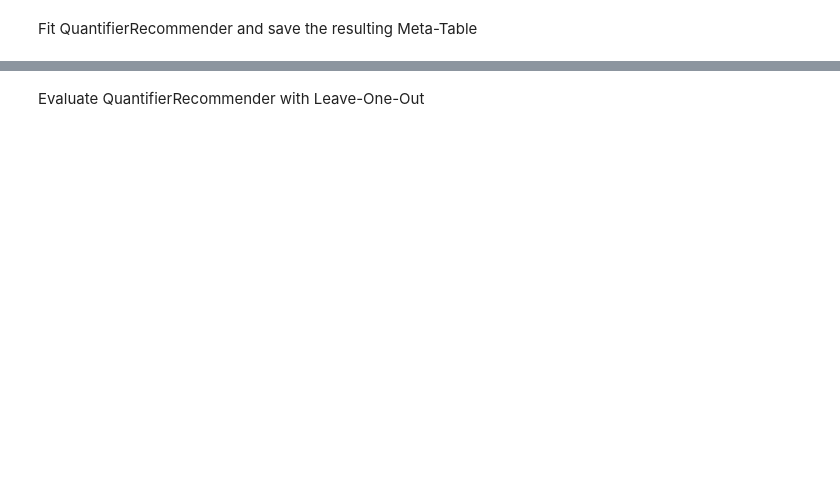
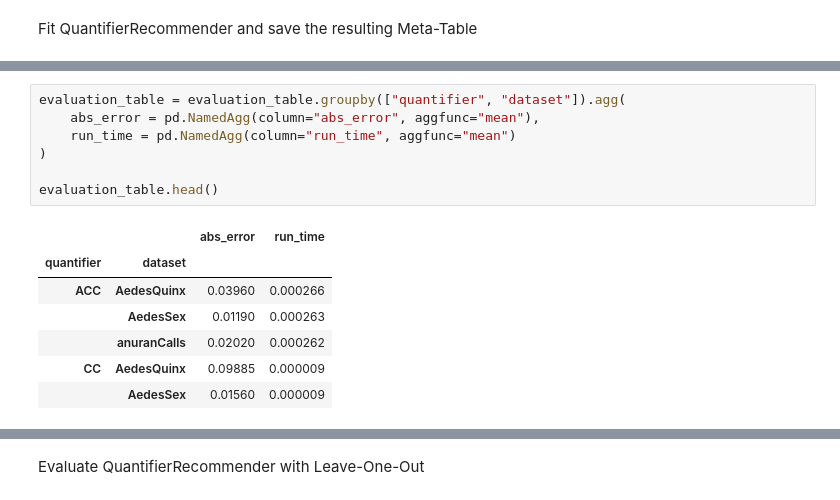
Before and after one commit to Bachega/quantifier_recommender, a Jupyter notebook: analysis.ipynb, the cells around one changed output, grey strips where cells are left out. Saved outputs shown, nothing was run; the diff lists cells and outputs as text; blank space fills up the shorter version.

```diff
--- a/analysis.ipynb
+++ b/analysis.ipynb
@@ -8,0 +96,15 @@ Fit QuantifierRecommender and save the resulting Meta-Table
+# %%
+evaluation_table = evaluation_table.groupby(["quantifier", "dataset"]).agg(
+    abs_error = pd.NamedAgg(column="abs_error", aggfunc="mean"),
+    run_time = pd.NamedAgg(column="run_time", aggfunc="mean")
+)
+
+evaluation_table.head()
+# %% [output]
+|  |  | abs_error | run_time |
+| quantifier | dataset |  |  |
+| ACC | AedesQuinx | 0.03960 | 0.000266 |
+|  | AedesSex | 0.01190 | 0.000263 |
+|  | anuranCalls | 0.02020 | 0.000262 |
+| CC | AedesQuinx | 0.09885 | 0.000009 |
+|  | AedesSex | 0.01560 | 0.000009 |
```
Also changed, not shown: parts of 12 cells of this notebook, 8 other files.
